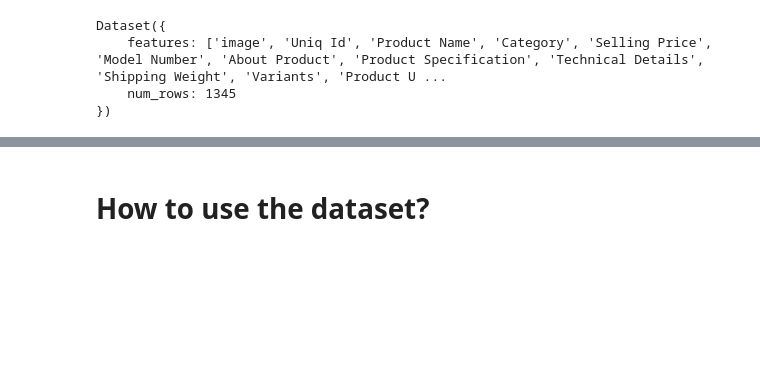
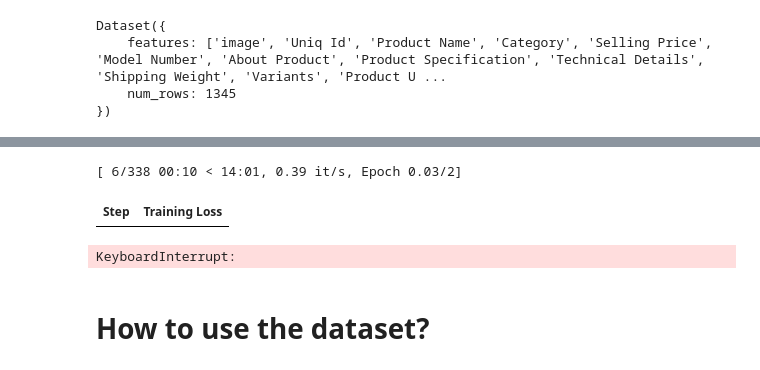
Before and after one commit to xingdi1990/learning_vlm, a Jupyter notebook: LLAVA/llava_train.ipynb, the cells around one changed output, grey strips where cells are left out. Saved outputs shown, nothing was run; the diff lists cells and outputs as text; code cells hidden in the pictures; blank space fills up the shorter version.

Commit message:
fintune llava

```diff
--- a/LLAVA/llava_train.ipynb
+++ b/LLAVA/llava_train.ipynb
@@ -27,3 +28,6 @@ LlavaProcessor:
   "processor_class": "LlavaProcessor",
   "vision_feature_select_strategy": null
 }
+# %%
+tokenizer = AutoTokenizer.from_pretrained(model_id)
+print(tokenizer)
@@ -29,0 +42,4 @@ LlavaProcessor:
+# %%
+print(processor.tokenizer) # check if the tokenizer is the same as the one in the processor
+if processor.tokenizer != tokenizer:
+    processor.tokenizer = tokenizer
@@ -66,0 +152,2 @@ Dataset({
+# %%
+dataset = [format_data(sample) for sample in dataset]
@@ -66,0 +239,33 @@ Dataset({
+# %%
+from trl import (
+    ModelConfig,
+    SFTConfig,
+    SFTTrainer,
+    TrlParser,
+    get_kbit_device_map,
+    get_peft_config,
+    get_quantization_config,
+)
+
+from transformers import TrainingArguments
+
+training_args = TrainingArguments(
+    output_dir="./llava_output",
+    per_device_train_batch_size=1,
+    num_train_epochs=2,
+    remove_unused_columns=False
+)
+
+trainer = SFTTrainer(
+    model=model,
+    args=training_args,
+    train_dataset=dataset,
+    eval_dataset=None,
+    dataset_text_field="text",  # need a dummy field
+    tokenizer=tokenizer,
+    data_collator=data_collator,
+    dataset_kwargs={"skip_prepare_dataset": True},
+)
+
+trainer.train()
+# %% [output]
@@ -67,2 +274,5 @@ Dataset({
+[ 6/338 00:10 < 14:01, 0.39 it/s, Epoch 0.03/2]
+| Step | Training Loss |
+KeyboardInterrupt:
 # %% [markdown]
 # How to use the dataset?
```
Also changed, not shown: parts of 16 cells of this notebook.
